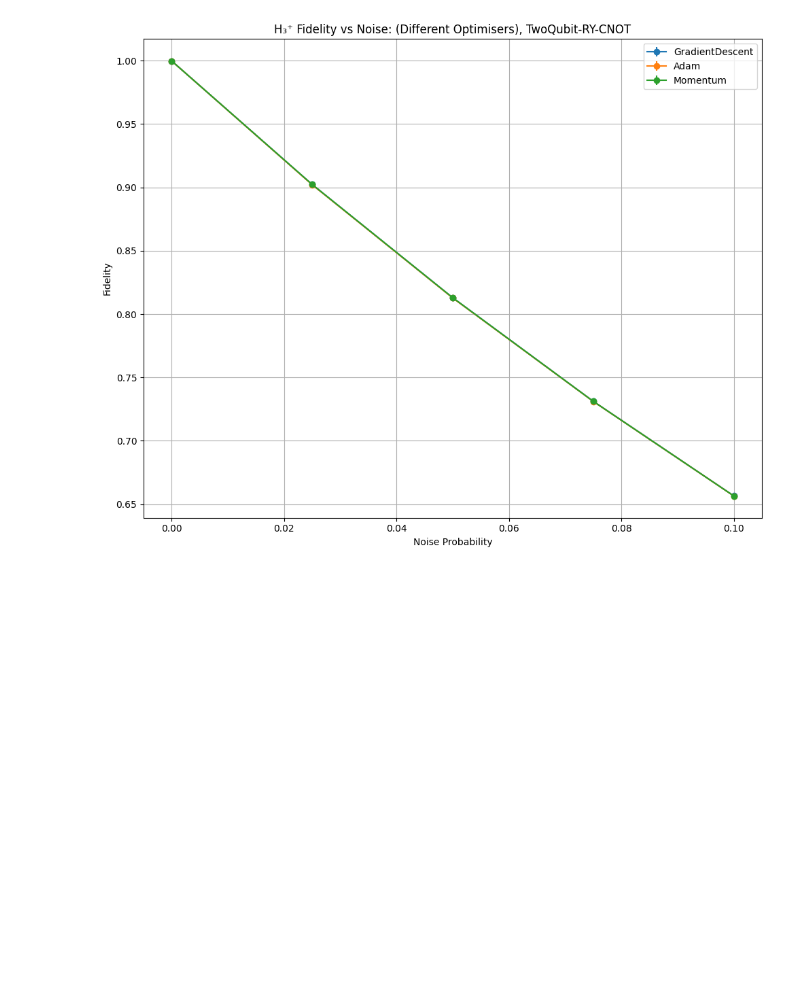
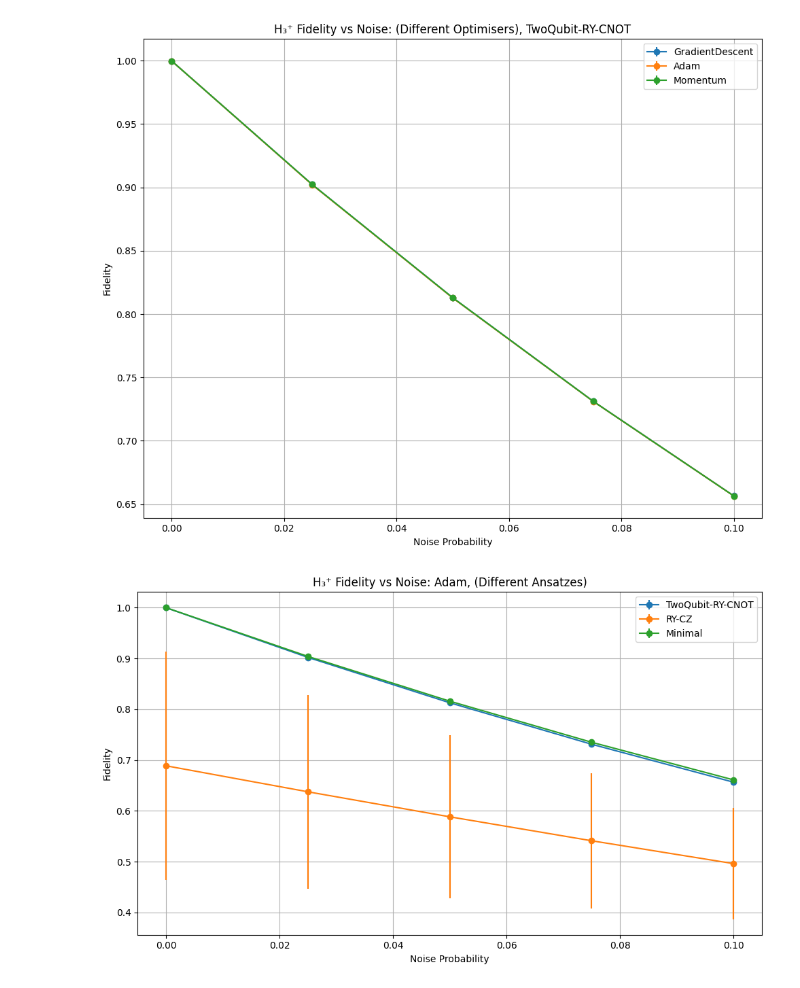
Before and after one commit to SidRichardsQuantum/Variational_Quantum_Eigensolver, a Jupyter notebook: notebooks/H3plus/H3plus_Noisy_vs_Noiseless.ipynb, the cells around one changed output. Saved outputs shown, nothing was run; the diff lists cells and outputs as text; code cells hidden in the pictures; blank space fills up the shorter version.

Commit message:
ansatz fidelity comparison fix

```diff
--- a/notebooks/H3plus/H3plus_Noisy_vs_Noiseless.ipynb
+++ b/notebooks/H3plus/H3plus_Noisy_vs_Noiseless.ipynb
@@ -279,17 +279,30 @@ plt.show()
 # %%
 # Plot ansatz comparison under depolarizing noise only
 plt.figure(figsize=(10, 6))
 for ansatz_name in ANSATZES:
+    # Pure state and energy from noiseless run
+    noiseless_results = [run_vqe_with_cache(s, noisy=False, optimizer_name=optimizer_name, ansatz_name=ansatz_name) for s in seeds]
+
+    # Extract energies and states from the same runs
+    noiseless_energies = [r[0][-1] for r in noiseless_results]
+    noiseless_states   = [r[2] for r in noiseless_results]
+
+    # Use first state as reference
+    reference_energy = np.mean(noiseless_energies)
+    pure_state = noiseless_states[0]
+
     _, _, fid_means, fid_stds = compute_noise_stats(
         noise_levels, ansatz_name=ansatz_name, dep_prob=1, amp_prob=0, optimizer_name=optimizer_name
     )
     plt.errorbar(noise_levels, fid_means, yerr=fid_stds, fmt='o-', label=ansatz_name)
 
 plt.xlabel("Noise Probability")
 plt.ylabel("Fidelity")
 plt.title(f"H₃⁺ Fidelity vs Noise: {optimizer_name}, (Different Ansatzes)")
 plt.legend()
 plt.grid(True)
 plt.tight_layout()
 plt.savefig(f"{IMG_DIR}/H3plus_Noise_Error_Ansatz_Comparison_{optimizer_name}.png", dpi=300)
 plt.show()
+# %% [output]
+[figure, added]
```
Also changed, not shown: 1 other file.
